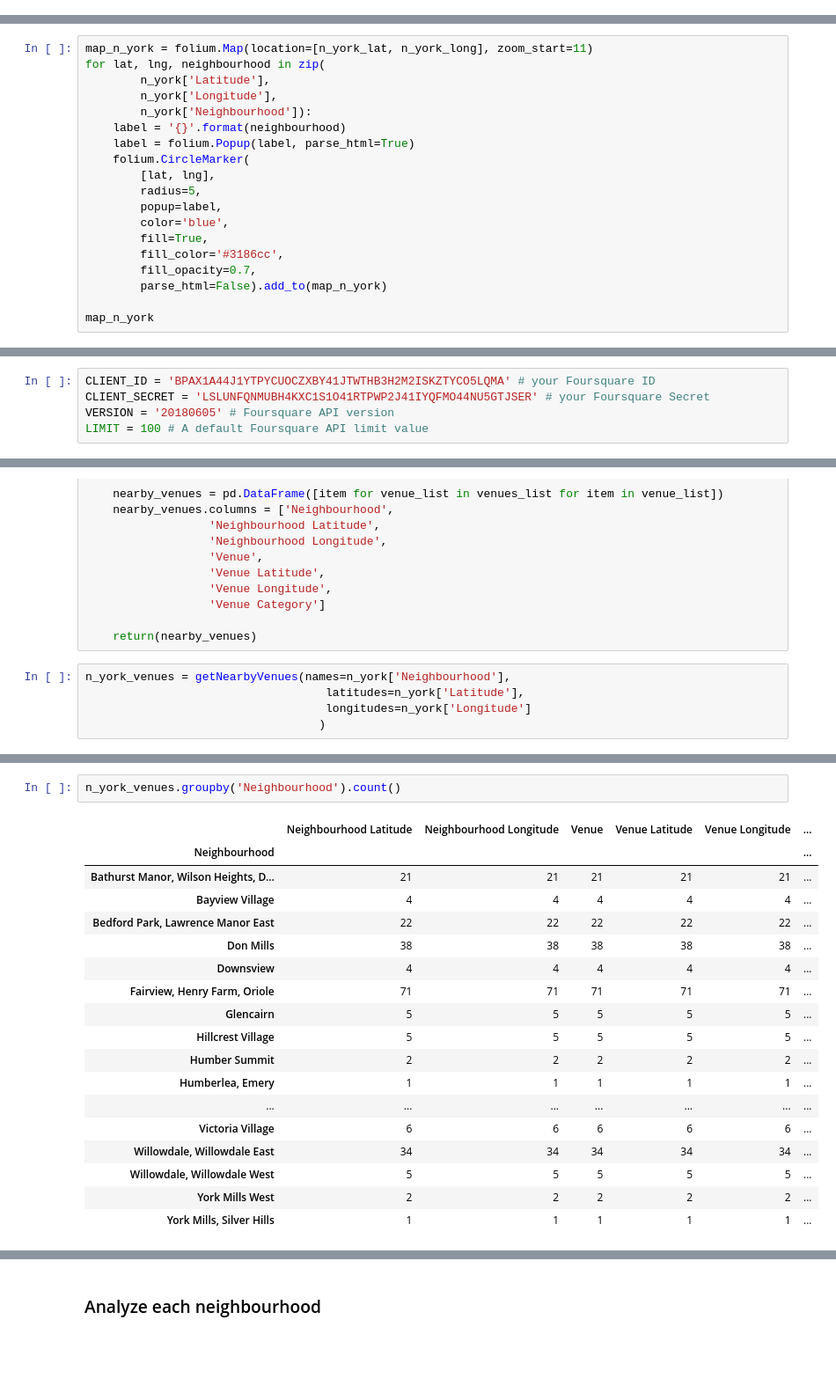
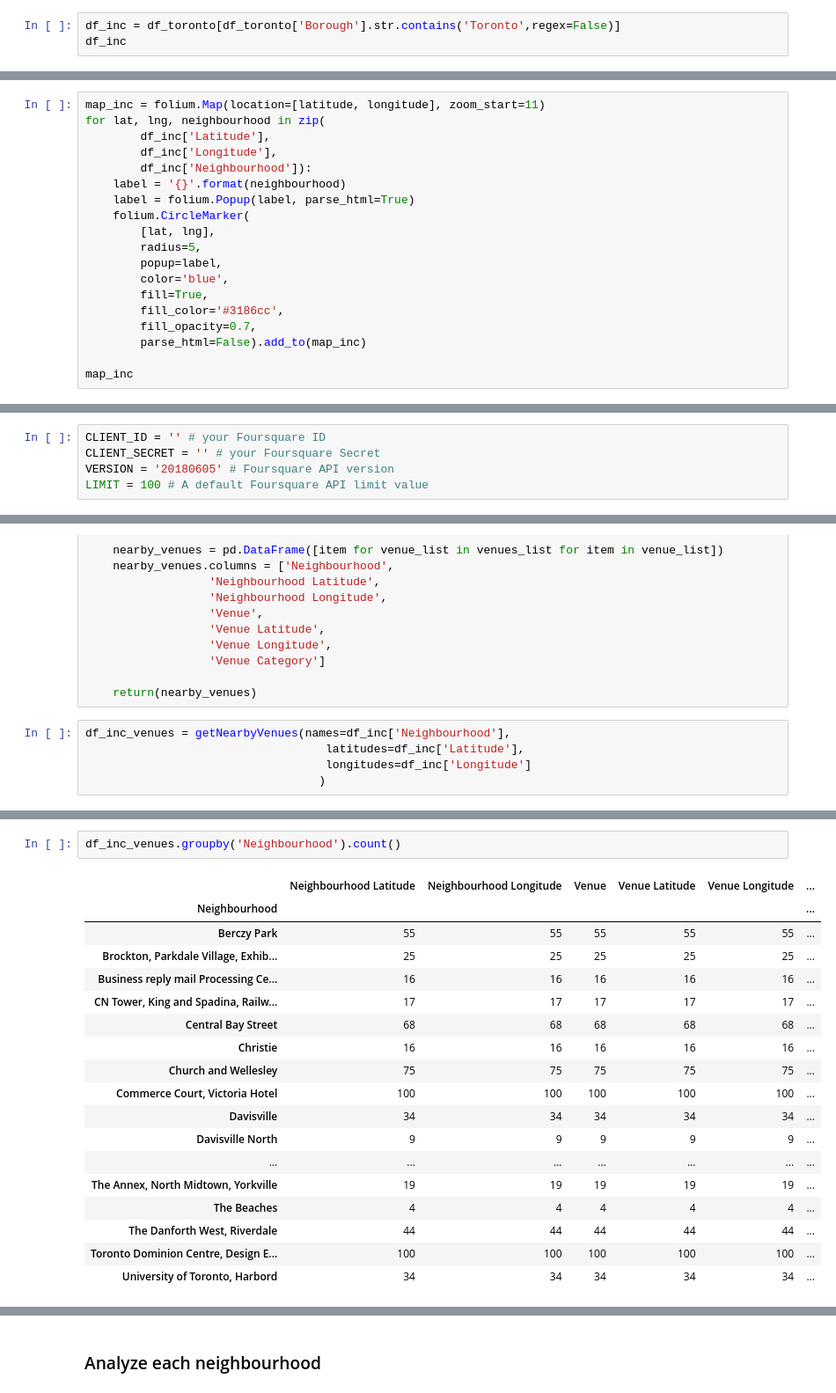
Before and after one commit to dsteve98/Coursera_Capstone, a Jupyter notebook: Segmenting and Clustering Neighborhoods in Toronto.ipynb, the cells around one changed output, grey strips where cells are left out. Shown at 88% size. Drawn from its saved outputs; the diff is of its cells as text; blank space fills up the shorter version.

```diff
--- a/Segmenting and Clustering Neighborhoods in Toronto.ipynb
+++ b/Segmenting and Clustering Neighborhoods in Toronto.ipynb
@@ -170,0 +140,3 @@ n_york
+# %%
+df_inc = df_toronto[df_toronto['Borough'].str.contains('Toronto',regex=False)]
+df_inc
@@ -171,9 +161,9 @@ n_york
 # %%
-map_n_york = folium.Map(location=[n_york_lat, n_york_long], zoom_start=11)
+map_inc = folium.Map(location=[latitude, longitude], zoom_start=11)
 for lat, lng, neighbourhood in zip(
-        n_york['Latitude'],
-        n_york['Longitude'],
-        n_york['Neighbourhood']):
+        df_inc['Latitude'],
+        df_inc['Longitude'],
+        df_inc['Neighbourhood']):
     label = '{}'.format(neighbourhood)
     label = folium.Popup(label, parse_html=True)
     folium.CircleMarker(
@@ -184,15 +174,15 @@ for lat, lng, neighbourhood in zip(
         fill=True,
         fill_color='#3186cc',
         fill_opacity=0.7,
-        parse_html=False).add_to(map_n_york)
+        parse_html=False).add_to(map_inc)
 
-map_n_york
+map_inc
 # %% [output]
 [interactive output not drawn]
 # %% [markdown]
 ### Foursquare Credentials
 # %%
-CLIENT_ID = 'BPAX1A44J1YTPYCUOCZXBY41JTWTHB3H2M2ISKZTYCO5LQMA' # your Foursquare ID
-CLIENT_SECRET = 'LSLUNFQNMUBH4KXC1S1O41RTPWP2J41IYQFMO44NU5GTJSER' # your Foursquare Secret
+CLIENT_ID = '' # your Foursquare ID
+CLIENT_SECRET = '' # your Foursquare Secret
 VERSION = '20180605' # Foursquare API version
 LIMIT = 100 # A default Foursquare API limit value
@@ -237,8 +229,8 @@ def getNearbyVenues(names, latitudes, longitudes, radius=500):
 
     return(nearby_venues)
 # %%
-n_york_venues = getNearbyVenues(names=n_york['Neighbourhood'],
-                                   latitudes=n_york['Latitude'],
-                                   longitudes=n_york['Longitude']
+df_inc_venues = getNearbyVenues(names=df_inc['Neighbourhood'],
+                                   latitudes=df_inc['Latitude'],
+                                   longitudes=df_inc['Longitude']
                                   )
 # %% [output]
@@ -276,22 +267,22 @@ n_york_venues.head()
 # %%
-n_york_venues.groupby('Neighbourhood').count()
+df_inc_venues.groupby('Neighbourhood').count()
 # %% [output]
 |  | Neighbourhood Latitude | Neighbourhood Longitude | Venue | Venue Latitude | Venue Longitude | ... |
 | Neighbourhood |  |  |  |  |  | ... |
-| Bathurst Manor, Wilson Heights, D... | 21 | 21 | 21 | 21 | 21 | ... |
-| Bayview Village | 4 | 4 | 4 | 4 | 4 | ... |
-| Bedford Park, Lawrence Manor East | 22 | 22 | 22 | 22 | 22 | ... |
-| Don Mills | 38 | 38 | 38 | 38 | 38 | ... |
-| Downsview | 4 | 4 | 4 | 4 | 4 | ... |
-| Fairview, Henry Farm, Oriole | 71 | 71 | 71 | 71 | 71 | ... |
-| Glencairn | 5 | 5 | 5 | 5 | 5 | ... |
-| Hillcrest Village | 5 | 5 | 5 | 5 | 5 | ... |
-| Humber Summit | 2 | 2 | 2 | 2 | 2 | ... |
-| Humberlea, Emery | 1 | 1 | 1 | 1 | 1 | ... |
+| Berczy Park | 55 | 55 | 55 | 55 | 55 | ... |
+| Brockton, Parkdale Village, Exhib... | 25 | 25 | 25 | 25 | 25 | ... |
+| Business reply mail Processing Ce... | 16 | 16 | 16 | 16 | 16 | ... |
+| CN Tower, King and Spadina, Railw... | 17 | 17 | 17 | 17 | 17 | ... |
+| Central Bay Street | 68 | 68 | 68 | 68 | 68 | ... |
+| Christie | 16 | 16 | 16 | 16 | 16 | ... |
+| Church and Wellesley | 75 | 75 | 75 | 75 | 75 | ... |
+| Commerce Court, Victoria Hotel | 100 | 100 | 100 | 100 | 100 | ... |
+| Davisville | 34 | 34 | 34 | 34 | 34 | ... |
+| Davisville North | 9 | 9 | 9 | 9 | 9 | ... |
 | ... | ... | ... | ... | ... | ... | ... |
-| Victoria Village | 6 | 6 | 6 | 6 | 6 | ... |
-| Willowdale, Willowdale East | 34 | 34 | 34 | 34 | 34 | ... |
-| Willowdale, Willowdale West | 5 | 5 | 5 | 5 | 5 | ... |
-| York Mills West | 2 | 2 | 2 | 2 | 2 | ... |
-| York Mills, Silver Hills | 1 | 1 | 1 | 1 | 1 | ... |
+| The Annex, North Midtown, Yorkville | 19 | 19 | 19 | 19 | 19 | ... |
+| The Beaches | 4 | 4 | 4 | 4 | 4 | ... |
+| The Danforth West, Riverdale | 44 | 44 | 44 | 44 | 44 | ... |
+| Toronto Dominion Centre, Design E... | 100 | 100 | 100 | 100 | 100 | ... |
+| University of Toronto, Harbord | 34 | 34 | 34 | 34 | 34 | ... |
 # %%
```
Also changed, not shown: parts of 36 cells of this notebook.
